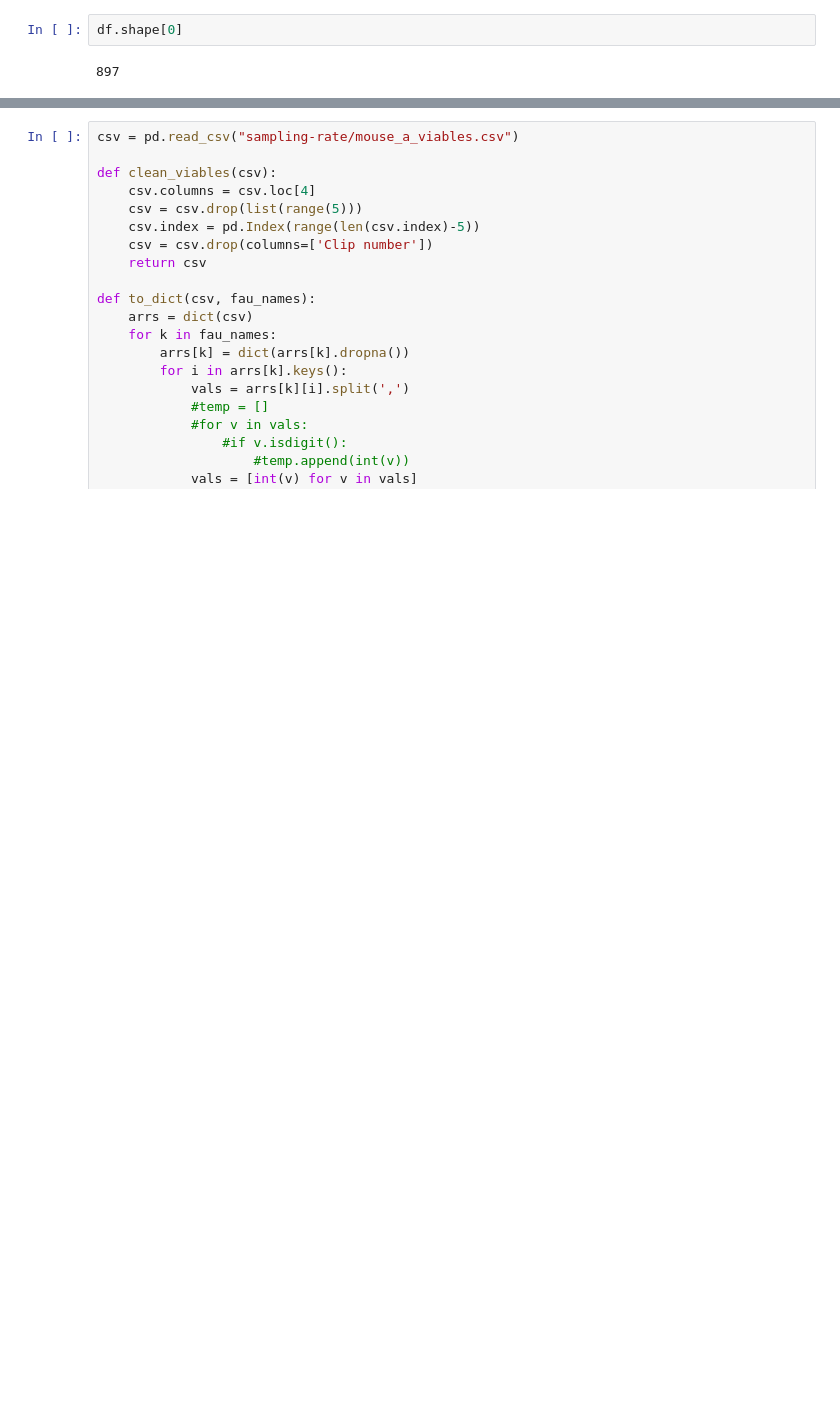
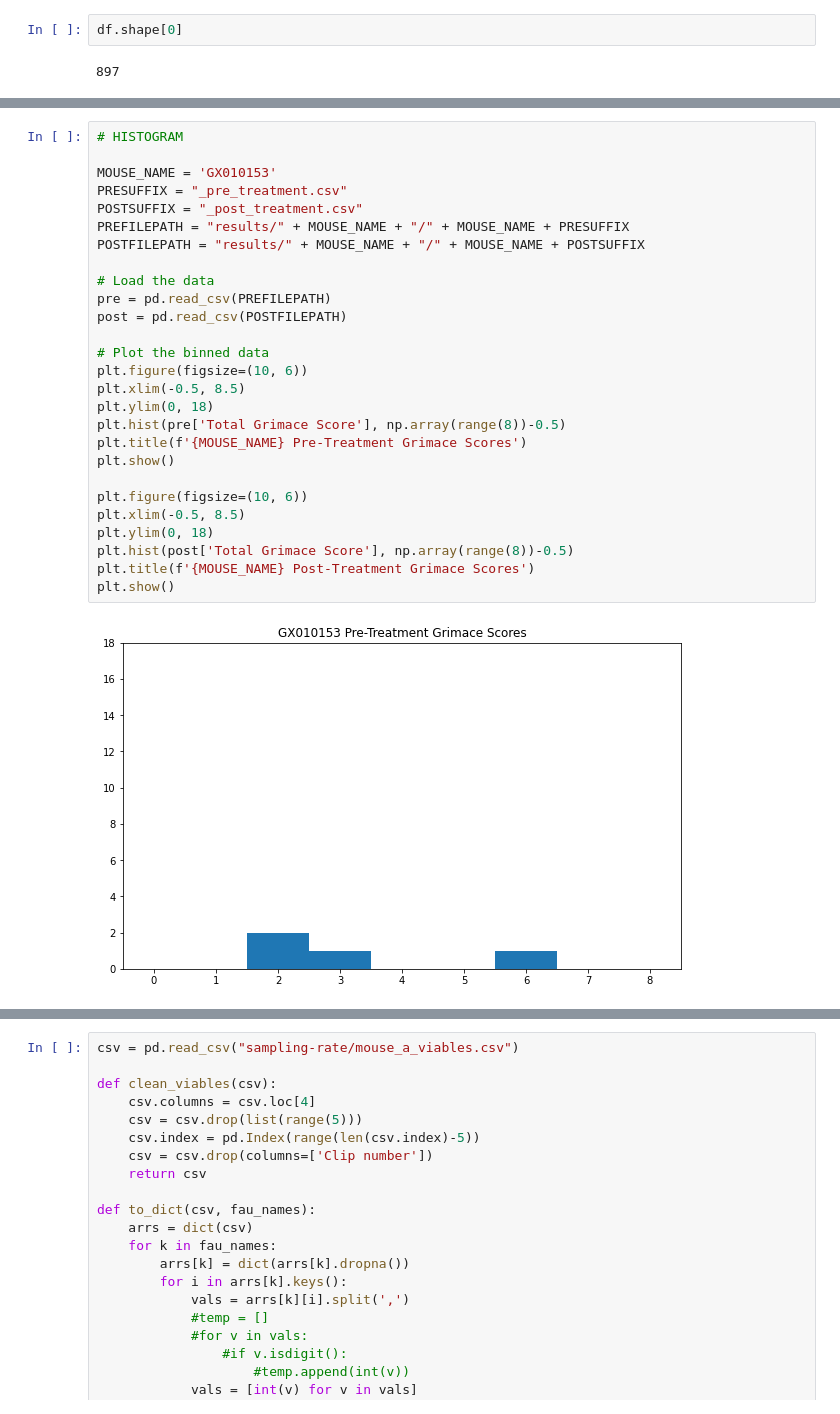
Before and after one commit to anishaiyer27/cv-for-nasal-pain-assay, a Jupyter notebook: Prototype Codebase.ipynb, the cells around one changed output, grey strips where cells are left out. Saved outputs shown, nothing was run; the diff lists cells and outputs as text; blank space fills up the shorter version.

```diff
--- a/Prototype Codebase.ipynb
+++ b/Prototype Codebase.ipynb
@@ -40,0 +159,29 @@ number of total values for Total Grimace Score 657
+# %%
+# HISTOGRAM
+
+MOUSE_NAME = 'GX010153'
+PRESUFFIX = "_pre_treatment.csv"
+POSTSUFFIX = "_post_treatment.csv"
+PREFILEPATH = "results/" + MOUSE_NAME + "/" + MOUSE_NAME + PRESUFFIX
+POSTFILEPATH = "results/" + MOUSE_NAME + "/" + MOUSE_NAME + POSTSUFFIX
+
+# Load the data
+pre = pd.read_csv(PREFILEPATH)
+post = pd.read_csv(POSTFILEPATH)
+
+# Plot the binned data
+plt.figure(figsize=(10, 6))
+plt.xlim(-0.5, 8.5)
+plt.ylim(0, 18)
+plt.hist(pre['Total Grimace Score'], np.array(range(8))-0.5)
+plt.title(f'{MOUSE_NAME} Pre-Treatment Grimace Scores')
+plt.show()
+
+plt.figure(figsize=(10, 6))
+plt.xlim(-0.5, 8.5)
+plt.ylim(0, 18)
+plt.hist(post['Total Grimace Score'], np.array(range(8))-0.5)
+plt.title(f'{MOUSE_NAME} Post-Treatment Grimace Scores')
+plt.show()
+# %% [output]
+[figure, added]
```
Also changed, not shown: parts of 16 cells of this notebook, 2 other files.
